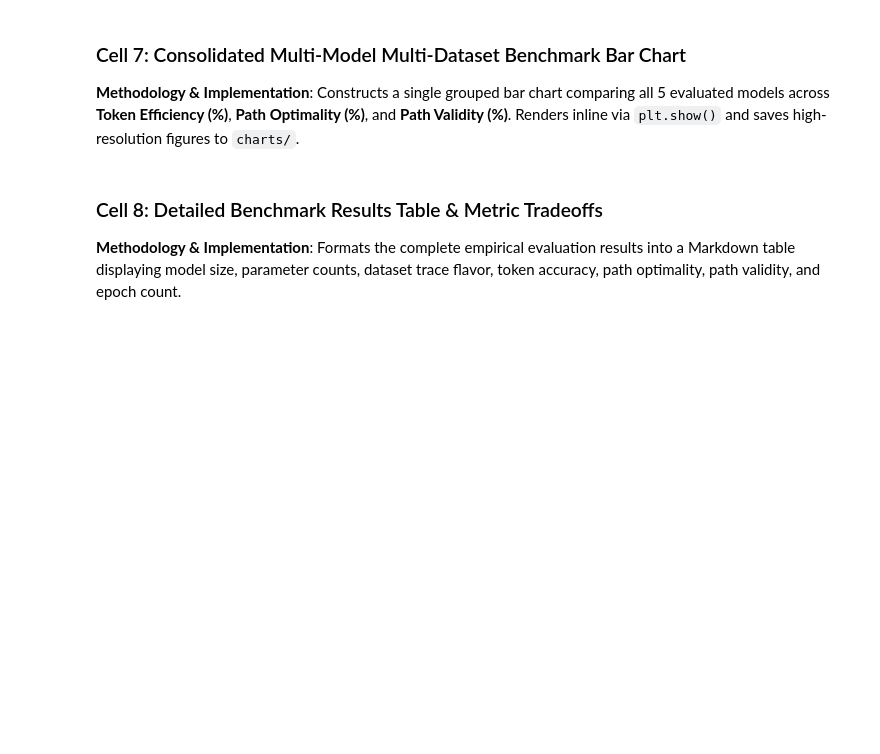
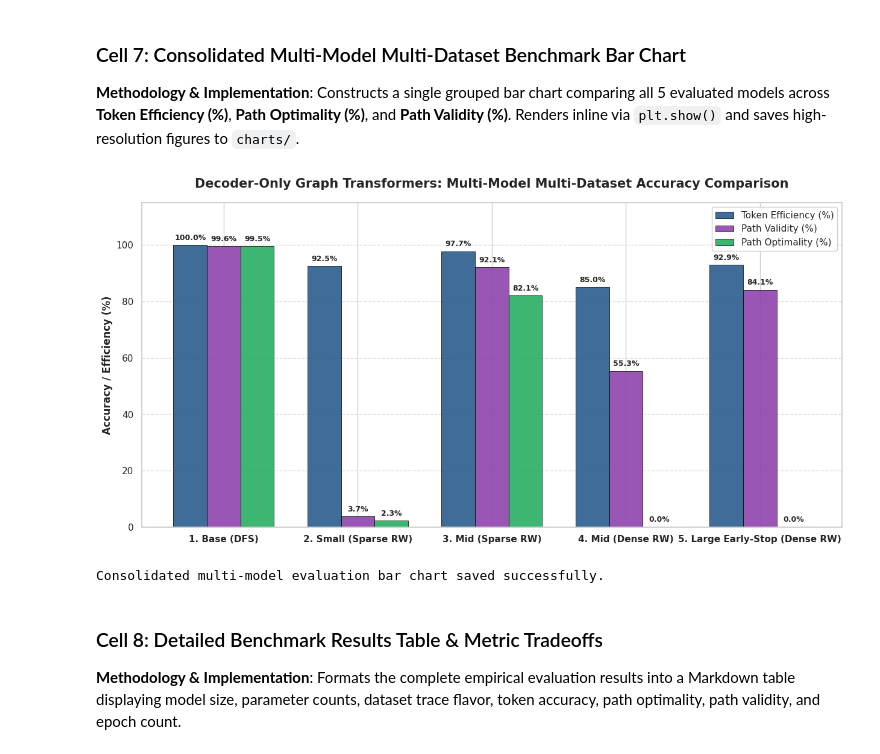
Before and after one commit to sanmquin/Planning, a Jupyter notebook: src/3.DecoderOnly/5.Multi_Model_Multi_Dataset_Evaluation.ipynb, the cells around one changed output. Saved outputs shown, nothing was run; the diff lists cells and outputs as text; code cells hidden in the pictures; blank space fills up the shorter version.

```diff
--- a/src/3.DecoderOnly/5.Multi_Model_Multi_Dataset_Evaluation.ipynb
+++ b/src/3.DecoderOnly/5.Multi_Model_Multi_Dataset_Evaluation.ipynb
@@ -139,7 +143,8 @@ MODEL_CONFIGS = {
         "ckpt_candidates": [
             "decoder_only_ar_graph_transformer_large_dense_epoch_100.pt",
             "decoder_only_ar_graph_transformer_large_rw_dense_epoch_100.pt",
-            "decoder_only_ar_graph_transformer_large_epoch_100.pt"
+            "decoder_only_ar_graph_transformer_large_epoch_100.pt",
+            "decoder_only_ar_graph_transformer_rw_dense_large_epoch_100.pt",
         ],
         "embed_dim": 128, "num_heads": 8, "hidden_dim": 256, "num_layers": 4,
         "epochs": 100, "expected_params": 540714
@@ -465,8 +501,8 @@ sns.set_theme(style="whitegrid")
 models = list(benchmark_results.keys())
 metrics_info = [
     ('Token Efficiency (%)', 'token_acc', '#2b5c8f'),  # Navy Blue
+    ('Path Validity (%)', 'path_val', '#8e44ad'),      # Purple
     ('Path Optimality (%)', 'path_opt', '#27ae60'),   # Forest Green
-    ('Path Validity (%)', 'path_val', '#8e44ad')      # Purple
 ]
 
 x = np.arange(len(models))
@@ -486,34 +522,37 @@ for i, (label, key, color) in enumerate(metrics_info):
                     textcoords="offset points",
                     ha='center', va='bottom', fontsize=9, fontweight='bold')
 
 ax.set_title('Decoder-Only Graph Transformers: Multi-Model Multi-Dataset Accuracy Comparison', fontsize=15, fontweight='bold', pad=18)
 ax.set_ylabel('Accuracy / Efficiency (%)', fontsize=12, fontweight='bold')
 ax.set_xticks(x)
 ax.set_xticklabels(models, fontsize=11, fontweight='bold')
-ax.legend(loc='upper left', frameon=True, facecolor='white', framealpha=0.95, fontsize=11)
+ax.legend(loc='upper right', frameon=True, facecolor='white', framealpha=0.95, fontsize=11)
 ax.set_ylim(0, 115)
 
 # Formatting grid & spines
 ax.grid(axis='y', linestyle='--', alpha=0.7)
 
 def save_fig(name):
     paths = [
         os.path.join("charts", name),
         os.path.join("graphs", "charts", name),
         os.path.join("..", "charts", name),
         os.path.join("..", "..", "charts", name)
     ]
     for p in paths:
         try:
             os.makedirs(os.path.dirname(p), exist_ok=True)
             plt.savefig(p, dpi=300, bbox_inches='tight')
         except Exception:
             pass
 
 save_fig("multi_model_multi_dataset_evaluation_benchmark.png")
 plt.show()
 
 print("Consolidated multi-model evaluation bar chart saved successfully.")
+# %% [output]
+[figure, added]
+Consolidated multi-model evaluation bar chart saved successfully.
 # %% [markdown]
 ### Cell 8: Detailed Benchmark Results Table & Metric Tradeoffs
 **Methodology & Implementation**: Formats the complete empirical evaluation results into a Markdown table displaying model size, parameter counts, dataset trace flavor, token accuracy, path optimality, path validity, and epoch count.
```
Also changed, not shown: parts of 8 cells of this notebook.
